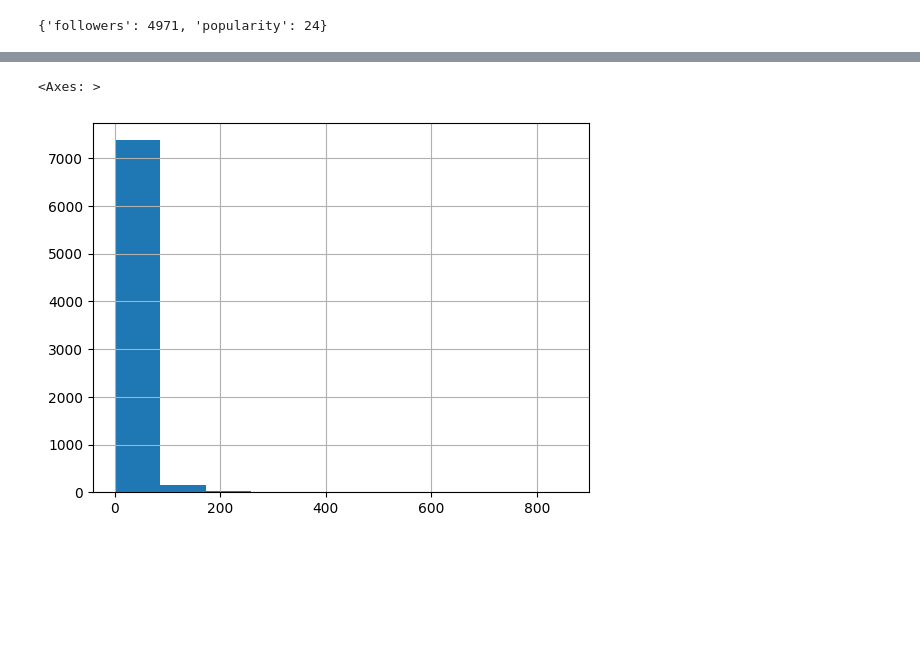
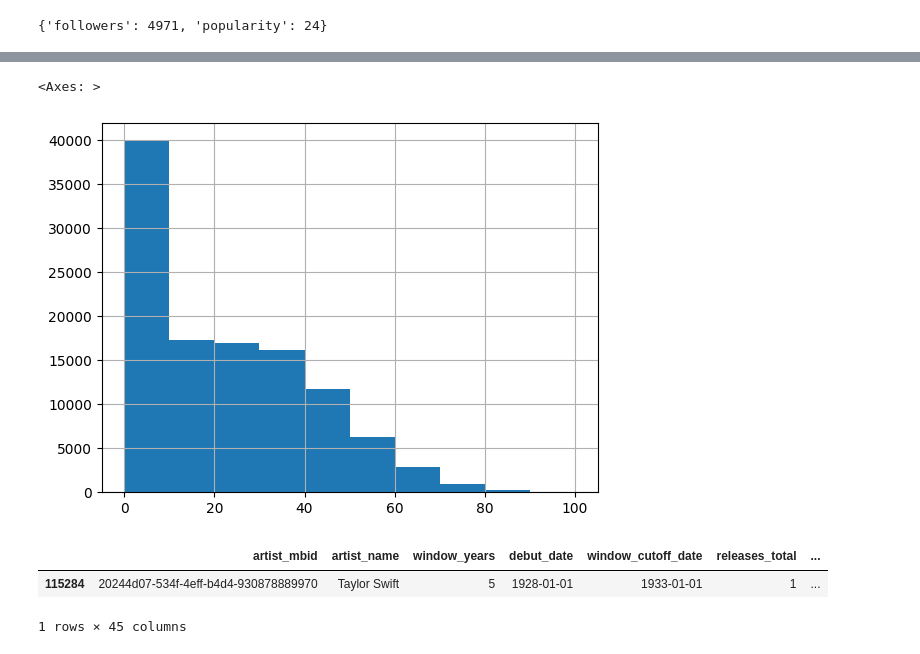
Before and after one commit to TheDeafOne/collaborative-success-research, a Jupyter notebook: data_preprocessing/convert_to_base_features.ipynb, the cells around one changed output, grey strips where cells are left out. Saved outputs shown, nothing was run; the diff lists cells and outputs as text; code cells hidden in the pictures; blank space fills up the shorter version.

```diff
--- a/data_preprocessing/convert_to_base_features.ipynb
+++ b/data_preprocessing/convert_to_base_features.ipynb
@@ -24,7 +24,7 @@ True
 # %%
 
 DATA_DIR = Path('./data')
-ARTIST_FULL_DATA = DATA_DIR / "artist_full_data" / "old1"
+ARTIST_FULL_DATA = DATA_DIR / "artist_full_data"
 OUTPUT_FILE = DATA_DIR / "artist_base_features.csv"
 NUM_YEARS = 5
 
@@ -104,2 +103,0 @@ df.head()
-# %%
-df.drop(['location_region_city_known', 'location_country_known'], axis=1, inplace=True)
@@ -319,7 +386,13 @@ See the caveats in the documentation: https://pandas.pydata.org/pandas-docs/stab
 # %%
 df.to_csv('data/artist_base_features.csv', index=False)
 # %%
-df['releases_total'].hist()
+df['popularity'].hist()
 # %% [output]
 <Axes: >
-[figure, old version]
+[figure, new version]
+# %%
+df[df['artist_name'] == "Taylor Swift"]
+# %% [output]
+|  | artist_mbid | artist_name | window_years | debut_date | window_cutoff_date | releases_total | ... |
+| 115284 | 20244d07-534f-4eff-b4d4-930878889970 | Taylor Swift | 5 | 1928-01-01 | 1933-01-01 | 1 | ... |
+1 rows × 45 columns
```
Also changed, not shown: parts of 17 cells of this notebook, 12 other files.
